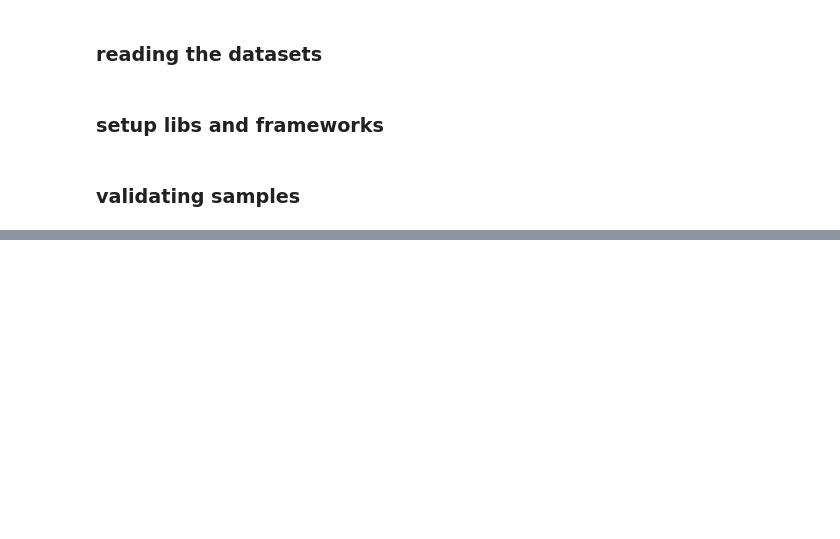
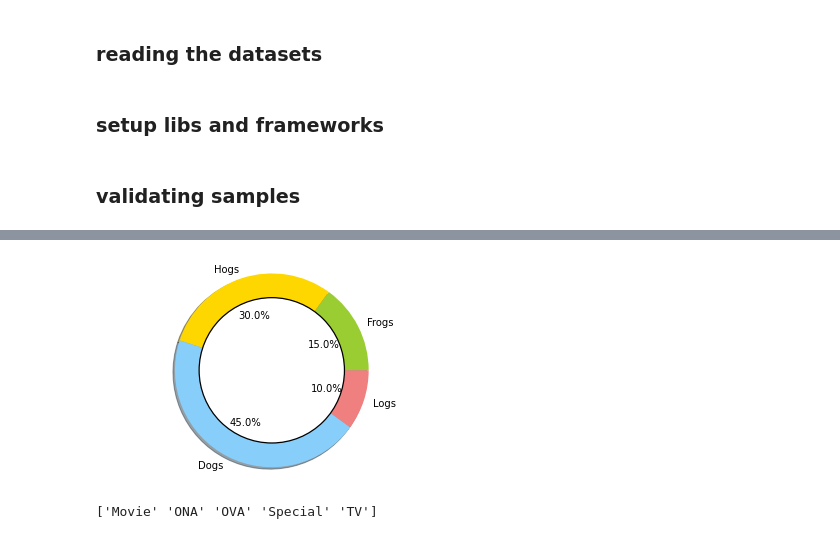
Before and after one commit to lmassaoy/myanimelist-data-collector, a Jupyter notebook: devops/volume/notebooks/DataAnalysis.ipynb, the cells around one changed output, grey strips where cells are left out. Cells and saved outputs as stored; diff of their text form; code cells hidden in the pictures; blank space fills up the shorter version.

```diff
--- a/devops/volume/notebooks/DataAnalysis.ipynb
+++ b/devops/volume/notebooks/DataAnalysis.ipynb
@@ -27,0 +259,25 @@ genres_df.head(3)
+# %%
+# The slices will be ordered and plotted counter-clockwise.
+labels = 'Frogs', 'Hogs', 'Dogs', 'Logs'
+sizes = [15, 30, 45, 10]
+colors = ['yellowgreen', 'gold', 'lightskyblue', 'lightcoral']
+explode = (0, 0, 0, 0)  # explode a slice if required
+
+plt.pie(sizes, explode=explode, labels=labels, colors=colors,
+        autopct='%1.1f%%', shadow=True)
+
+#draw a circle at the center of pie to make it look like a donut
+centre_circle = plt.Circle((0,0),0.75,color='black', fc='white',linewidth=1.25)
+fig = plt.gcf()
+fig.gca().add_artist(centre_circle)
+
+
+# Set aspect ratio to be equal so that pie is drawn as a circle.
+plt.axis('equal')
+plt.show()
+# %% [output]
+[figure, added]
+# %%
+print(type_df['details.Type'].values)
+# %% [output]
+['Movie' 'ONA' 'OVA' 'Special' 'TV']
```
Also changed, not shown: parts of 19 cells of this notebook, 11 other files.
